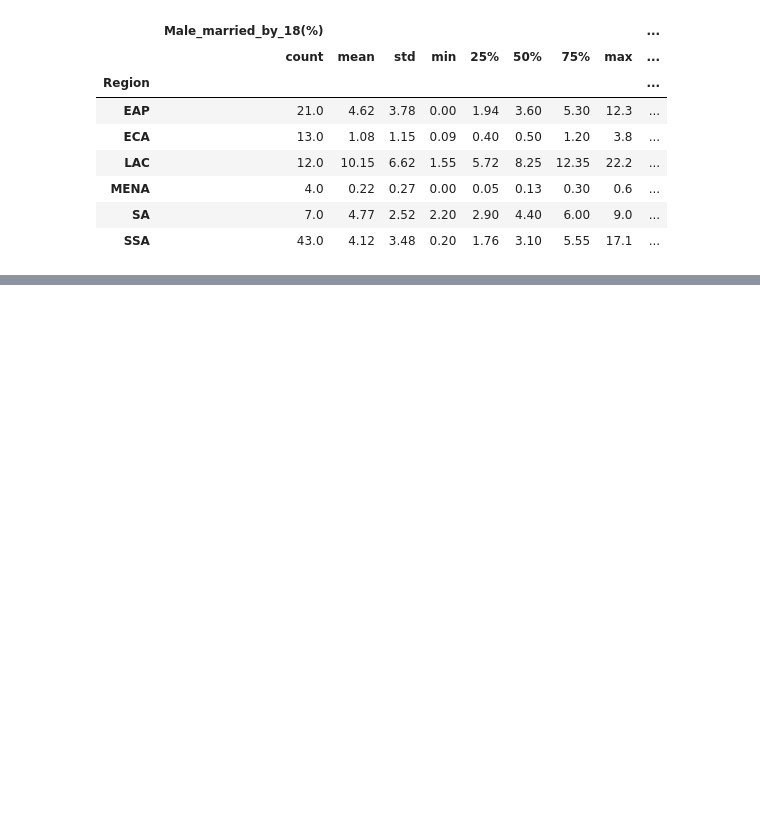
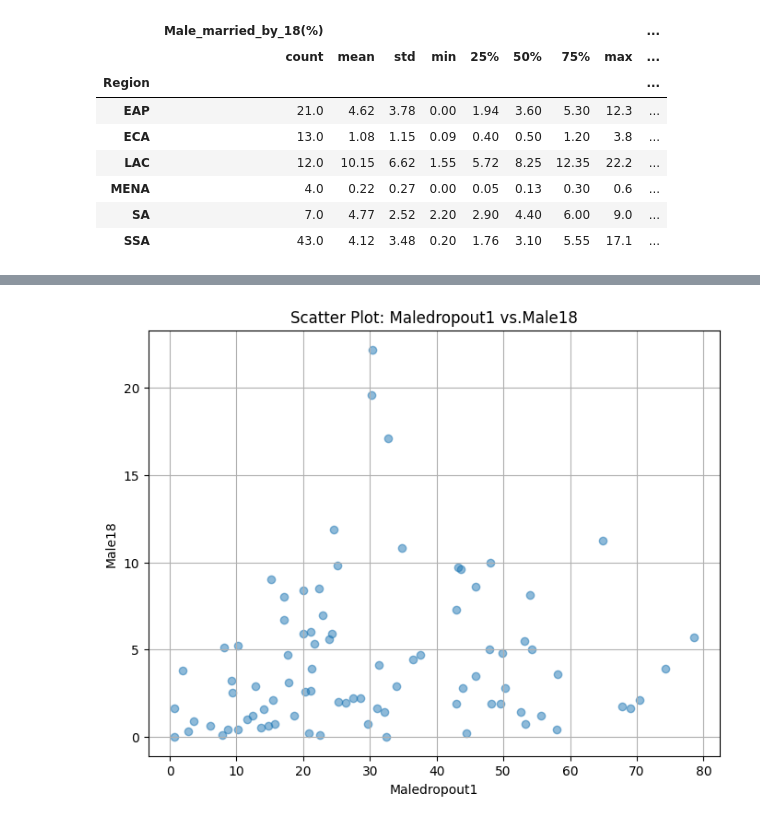
Before and after one commit to shimjide123/datman, a Jupyter notebook: PS2_Yu_Nong.ipynb, the cells around one changed output, grey strips where cells are left out. Drawn from its saved outputs; the diff is of its cells as text; code cells hidden in the pictures; blank space fills up the shorter version.

```diff
--- a/PS2_Yu_Nong.ipynb
+++ b/PS2_Yu_Nong.ipynb
@@ -384,0 +422,10 @@ merged1[['Male_married_by_18(%)','Male dropout rate']].corr().round(2)
+# %%
+plt.figure(figsize=(8, 6))
+plt.scatter(Maledropout1, Male18, alpha=0.5)
+plt.title('Scatter Plot: Maledropout1 vs.Male18')
+plt.xlabel('Maledropout1')
+plt.ylabel('Male18')
+plt.grid(True)
+plt.show()         #this shows that the increase in the dropout rate of male coincides with the increase in the rate of male married by 18, even though the correlation in between seems quite weak.
+# %% [output]
+[figure, added]
```
Also changed, not shown: parts of 13 cells of this notebook.
